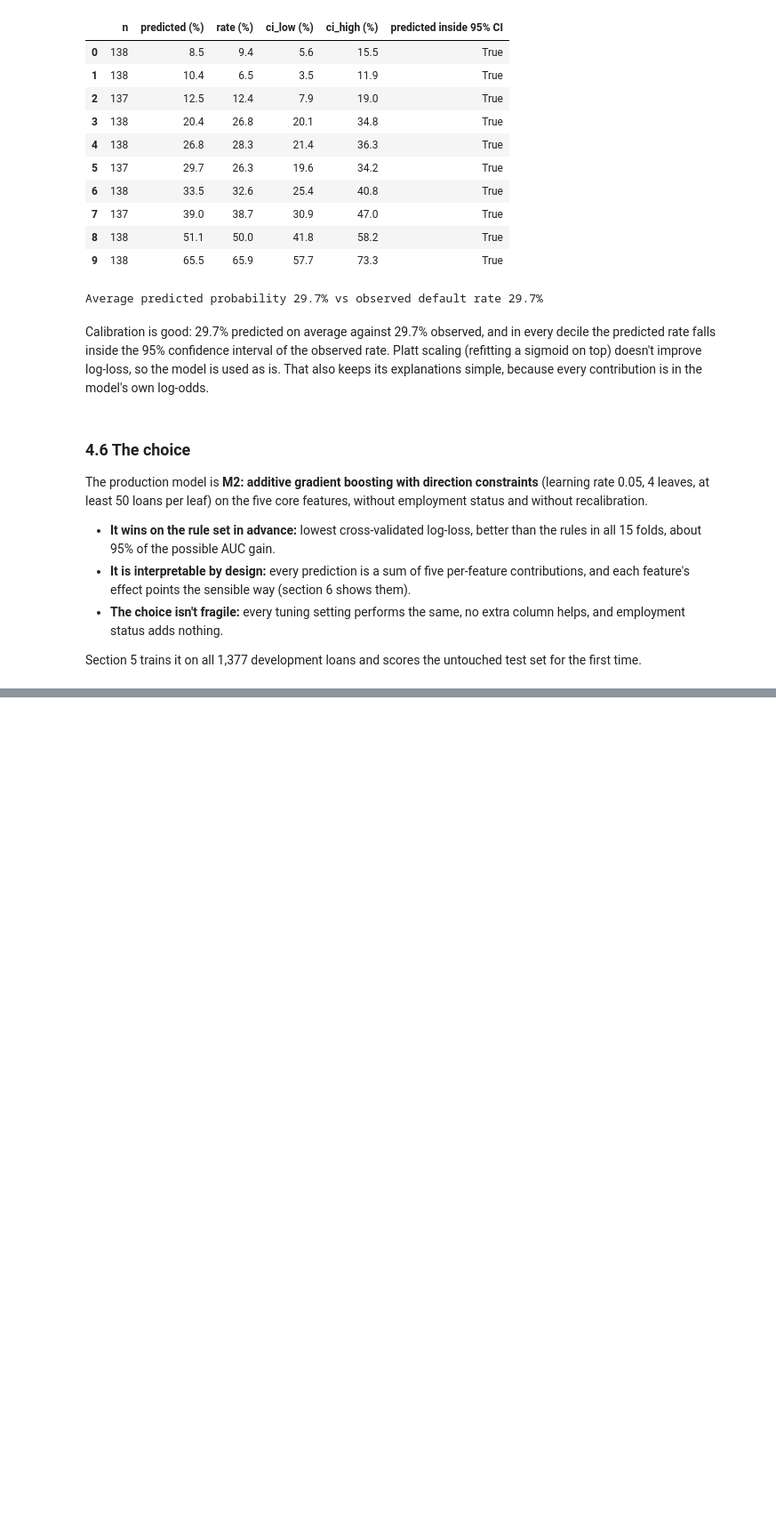
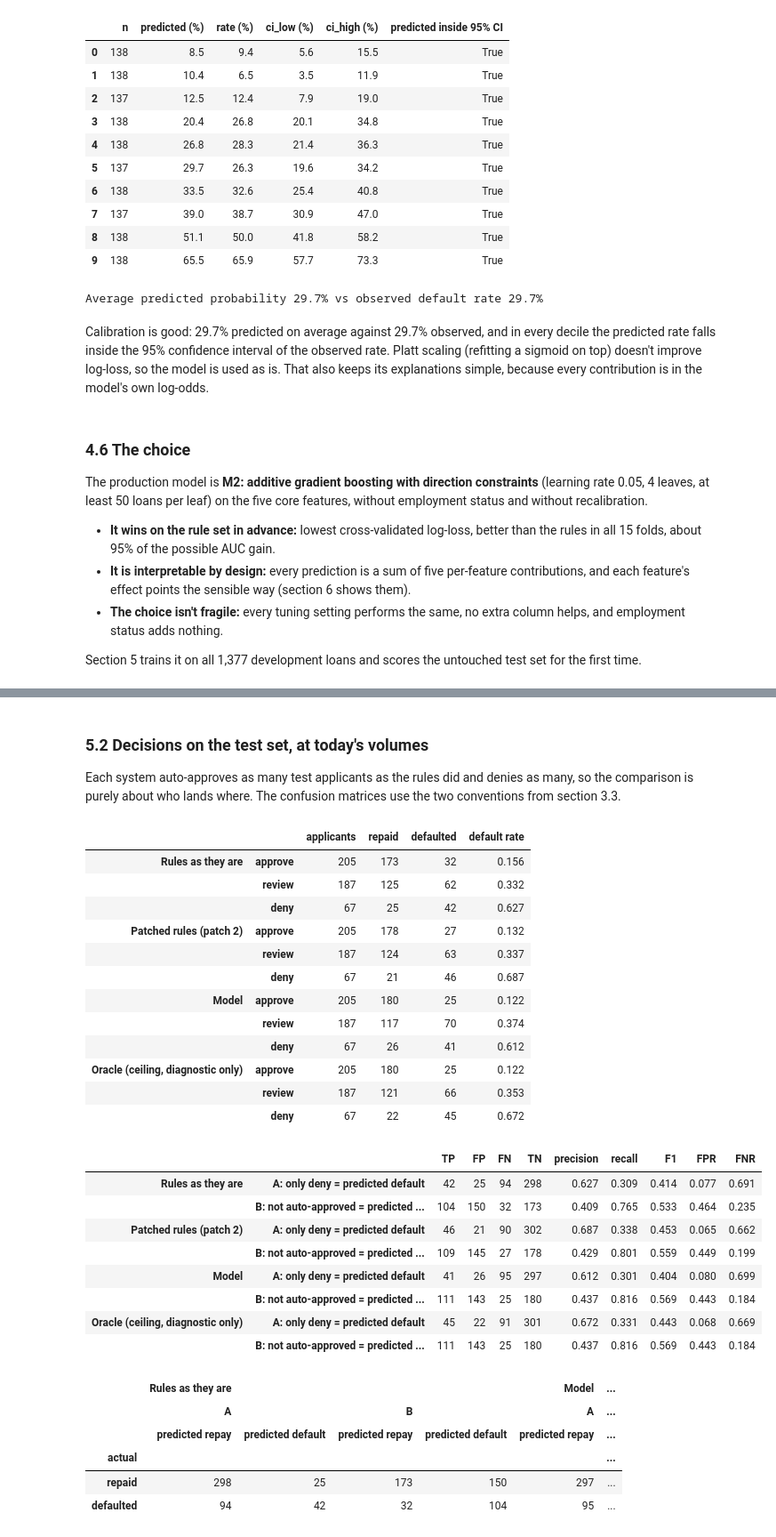
Before and after one commit to smparc/loan-default-model-matthew-park, a Jupyter notebook: analysis.ipynb, the cells around one changed output, grey strips where cells are left out. Shown at 89% size. Cells and saved outputs as stored; diff of their text form; code cells hidden in the pictures; blank space fills up the shorter version.

```diff
--- a/analysis.ipynb
+++ b/analysis.ipynb
@@ -1059,0 +1155,50 @@ time.
+# %% [markdown]
+### 5.2 Decisions on the test set, at today's volumes
+
+Each system auto-approves as many test applicants as the rules did and denies as many, so the
+comparison is purely about who lands where. The confusion matrices use the two conventions from
+section 3.3.
+# %%
+n_test_approve, n_test_deny = int((test_rule_tiers == "approve").sum()), int((test_rule_tiers == "deny").sum())
+test_tiers = {"Rules as they are": test_rule_tiers}
+for name in ["Patched rules (patch 2)", "Model", "Oracle (ceiling, diagnostic only)"]:
+    test_tiers[name] = matched_tiers(test_scores[name], n_test_approve, n_test_deny)
+display(pd.concat({name: tier_table(y_test, tiers)[["applicants", "repaid", "defaulted", "default rate"]]
+                   for name, tiers in test_tiers.items()}).round(3))
+test_conventions = pd.concat({name: convention_metrics(y_test, tiers) for name, tiers in test_tiers.items()})
+display(test_conventions.round(3))
+save_table(test_conventions, "test_conventions")
+display(pd.concat(
+    {(name, convention.split(":")[0]): confusion_table(y_test, np.isin(test_tiers[name], flagged))
+     for name in ["Rules as they are", "Model"] for convention, flagged in CONVENTIONS.items()},
+    axis=1,
+))
+# %% [output]
+|  |  | applicants | repaid | defaulted | default rate |
+| Rules as they are | approve | 205 | 173 | 32 | 0.156 |
+|  | review | 187 | 125 | 62 | 0.332 |
+|  | deny | 67 | 25 | 42 | 0.627 |
+| Patched rules (patch 2) | approve | 205 | 178 | 27 | 0.132 |
+|  | review | 187 | 124 | 63 | 0.337 |
+|  | deny | 67 | 21 | 46 | 0.687 |
+| Model | approve | 205 | 180 | 25 | 0.122 |
+|  | review | 187 | 117 | 70 | 0.374 |
+|  | deny | 67 | 26 | 41 | 0.612 |
+| Oracle (ceiling, diagnostic only) | approve | 205 | 180 | 25 | 0.122 |
+|  | review | 187 | 121 | 66 | 0.353 |
+|  | deny | 67 | 22 | 45 | 0.672 |
+|  |  | TP | FP | FN | TN | precision | recall | F1 | FPR | FNR |
+| Rules as they are | A: only deny = predicted default | 42 | 25 | 94 | 298 | 0.627 | 0.309 | 0.414 | 0.077 | 0.691 |
+|  | B: not auto-approved = predicted ... | 104 | 150 | 32 | 173 | 0.409 | 0.765 | 0.533 | 0.464 | 0.235 |
+| Patched rules (patch 2) | A: only deny = predicted default | 46 | 21 | 90 | 302 | 0.687 | 0.338 | 0.453 | 0.065 | 0.662 |
+|  | B: not auto-approved = predicted ... | 109 | 145 | 27 | 178 | 0.429 | 0.801 | 0.559 | 0.449 | 0.199 |
+| Model | A: only deny = predicted default | 41 | 26 | 95 | 297 | 0.612 | 0.301 | 0.404 | 0.080 | 0.699 |
+|  | B: not auto-approved = predicted ... | 111 | 143 | 25 | 180 | 0.437 | 0.816 | 0.569 | 0.443 | 0.184 |
+| Oracle (ceiling, diagnostic only) | A: only deny = predicted default | 45 | 22 | 91 | 301 | 0.672 | 0.331 | 0.443 | 0.068 | 0.669 |
+|  | B: not auto-approved = predicted ... | 111 | 143 | 25 | 180 | 0.437 | 0.816 | 0.569 | 0.443 | 0.184 |
+|  | Rules as they are |  |  |  | Model | ... |
+|  | A |  | B |  | A | ... |
+|  | predicted repay | predicted default | predicted repay | predicted default | predicted repay | ... |
+| actual |  |  |  |  |  | ... |
+| repaid | 298 | 25 | 173 | 150 | 297 | ... |
+| defaulted | 94 | 42 | 32 | 104 | 95 | ... |
```
Also changed, not shown: parts of 16 cells of this notebook, 11 other files.
